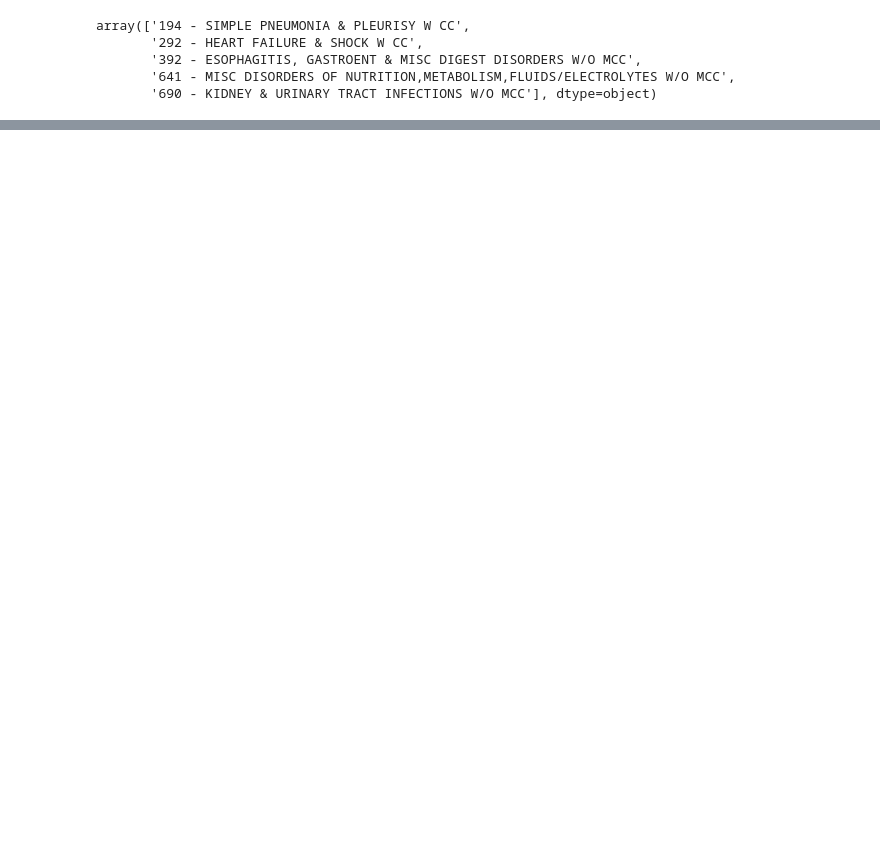
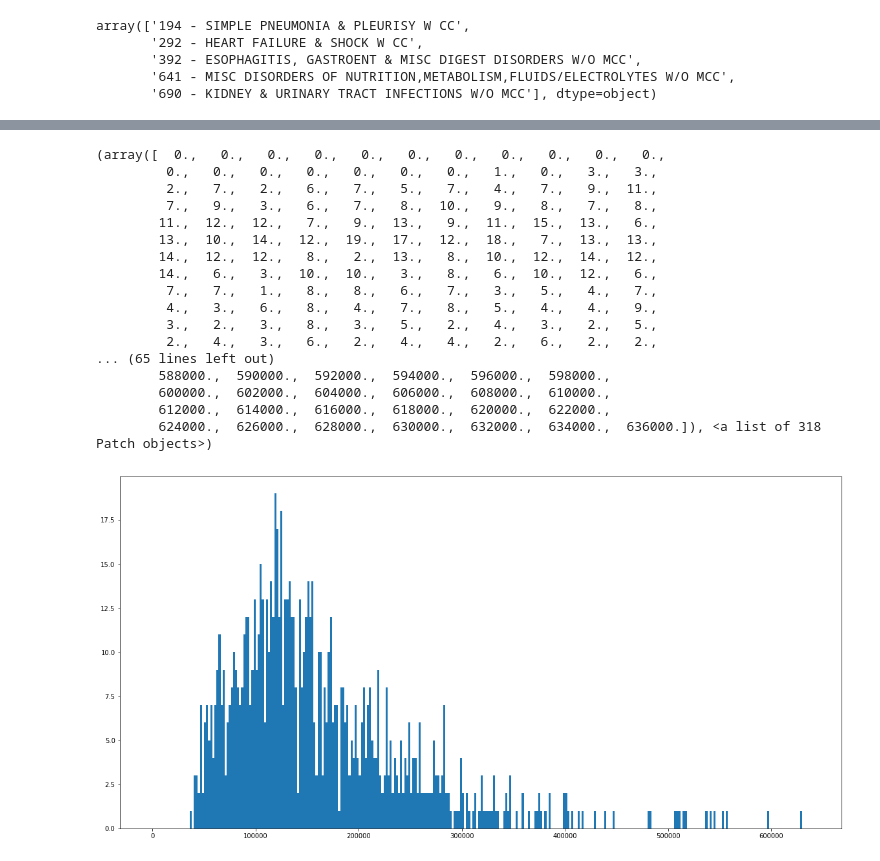
Before and after one commit to apopopopo/awesome_project, a Jupyter notebook: harry_for_group.ipynb, the cells around one changed output, grey strips where cells are left out. Saved outputs shown, nothing was run; the diff lists cells and outputs as text; code cells hidden in the pictures; blank space fills up the shorter version.

Commit message:
USA MAP csv, plot, and ipynb added

```diff
--- a/harry_for_group.ipynb
+++ b/harry_for_group.ipynb
@@ -49,8 +58,7 @@ array(['194 - SIMPLE PNEUMONIA & PLEURISY W CC',
        '690 - KIDNEY & URINARY TRACT INFECTIONS W/O MCC'], dtype=object)
 # %%
 def make_histogram(service):
-    service_df = top_5.loc[(top_5['DRG Definition'] == service)]
-    mins = service_df[' Average Covered Charges '].min()
+    service_df = df.loc[(df['DRG Definition'] == service)]
     maxs = service_df[' Average Covered Charges '].max()
     bins = np.arange(0,maxs, 2000)
     plt.figure(figsize=(20,10))
@@ -68,6 +110,27 @@ for service in top_5_list:
 [figure]
 [figure]
 [figure]
+# %%
+make_histogram('870 - SEPTICEMIA OR SEVERE SEPSIS W MV 96+ HOURS')
+# %% [output]
+(array([  0.,   0.,   0.,   0.,   0.,   0.,   0.,   0.,   0.,   0.,   0.,
+         0.,   0.,   0.,   0.,   0.,   0.,   0.,   1.,   0.,   3.,   3.,
+         2.,   7.,   2.,   6.,   7.,   5.,   7.,   4.,   7.,   9.,  11.,
+         7.,   9.,   3.,   6.,   7.,   8.,  10.,   9.,   8.,   7.,   8.,
+        11.,  12.,  12.,   7.,   9.,  13.,   9.,  11.,  15.,  13.,   6.,
+        13.,  10.,  14.,  12.,  19.,  17.,  12.,  18.,   7.,  13.,  13.,
+        14.,  12.,  12.,   8.,   2.,  13.,   8.,  10.,  12.,  14.,  12.,
+        14.,   6.,   3.,  10.,  10.,   3.,   8.,   6.,  10.,  12.,   6.,
+         7.,   7.,   1.,   8.,   8.,   6.,   7.,   3.,   5.,   4.,   7.,
+         4.,   3.,   6.,   8.,   4.,   7.,   8.,   5.,   4.,   4.,   9.,
+         3.,   2.,   3.,   8.,   3.,   5.,   2.,   4.,   3.,   2.,   5.,
+         2.,   4.,   3.,   6.,   2.,   4.,   4.,   2.,   6.,   2.,   2.,
+... (65 lines left out)
+        588000.,  590000.,  592000.,  594000.,  596000.,  598000.,
+        600000.,  602000.,  604000.,  606000.,  608000.,  610000.,
+        612000.,  614000.,  616000.,  618000.,  620000.,  622000.,
+        624000.,  626000.,  628000.,  630000.,  632000.,  634000.,  636000.]), <a list of 318 Patch objects>)
+[figure, added]
 # %%
 grouped_5 = top_5.groupby("DRG Definition")
 mean_5 = grouped_5.mean()
```
Also changed, not shown: parts of 7 cells of this notebook, 9 other files.
